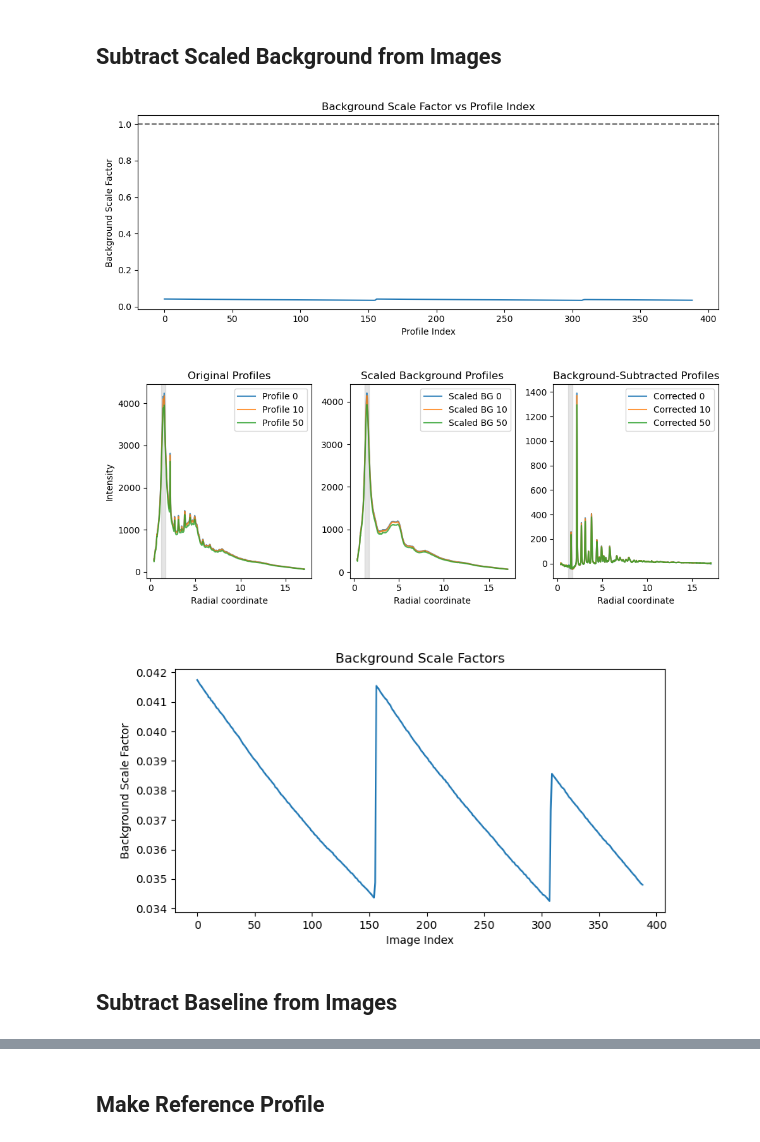
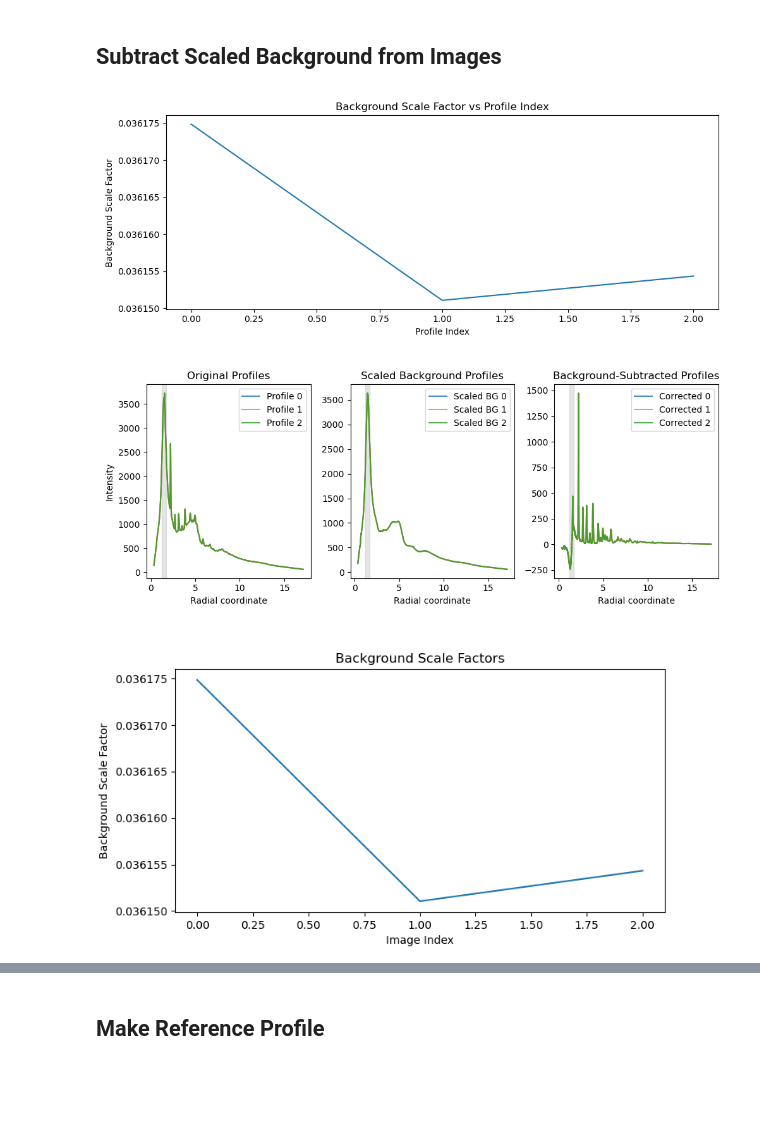
Before and after one commit to lheald2/trxrd, a Jupyter notebook: Fast_Analysis.ipynb, the cells around one changed output, grey strips where cells are left out. Drawn from its saved outputs; the diff is of its cells as text; code cells hidden in the pictures; blank space fills up the shorter version.

```diff
--- a/Fast_Analysis.ipynb
+++ b/Fast_Analysis.ipynb
@@ -124,11 +122,14 @@ Overwriting globals.py
 data_path = DATA_PATH
 
 # Check number of files in folder
-file_names = sorted(data_path.glob(f"{SCAN_NAME}*.tif"))
+file_names = sorted(data_path.glob(f"{SCAN_NAME}-*.tif"))
 print(f"{len(file_names)} TIFF files found in {data_path}.")
 
 # Detector mask file
 mask_file = MASK_FILE
 print(f"Using mask file: {mask_file}")
+
+sample_files = sorted(DATA_PATH.glob(f"{SCAN_NAME}-*.tif"))
+sample_image = tf.imread(str(sample_files[0]))
 # %% [output]
 884 TIFF files found in \\s7data\beams46\7IDC\Cotts\2025_11Exp\BTO400_S3.
@@ -135,0 +139,10 @@ Using mask file: C:\Users\lheald\Box\TRXRDPython\testdata\mask_2021_dec.tif
+# %%
+combined_mask = trxrd.build_combined_mask(
+    sample_image.shape,
+    center_xy = (MASK_CENTER_X, MASK_CENTER_Y),
+    radius = MASK_RADIUS,
+    detector_mask=None,
+    mask_path=MASK_FILE,
+    plot=True,
+    example_image=sample_image,
+)
@@ -195,11 +204,0 @@ dict_keys(['images', 'std_images', 'delay', 'counts_per_delay', 'indices_by_dela
-# %%
-image_shape = data_dict["images"].shape[1:]   # (rows, cols)
-
-combined_mask = trxrd.build_combined_mask(
-    image_shape=image_shape,
-    center_xy=(MASK_CENTER_X, MASK_CENTER_Y),
-    radius=MASK_RADIUS,
-    mask_path=MASK_FILE,
-)
-
-print("Combined mask shape:", combined_mask.shape)
@@ -303,0 +205,10 @@ profiles shape: (3, 5000)
+# %%
+delay_avg_result = trxrd.average_profiles_by_delay(
+    profiles,
+    delays,
+    verbose=True,
+    return_dict=True,
+)
+
+mean_profiles = delay_avg_result["mean_profiles"]
+unique_delays = delay_avg_result["unique_delays"]*1e9
@@ -374,30 +328,28 @@ Done integrating.
 # %%
 bgsub_result = trxrd.subtract_scaled_background_profile(
     radial=q,
-    profiles=profiles,
+    profiles=mean_profiles,
     background_profile=background_profile,
     norm_range=(1.2, 1.7),   # example region; adjust as needed
     mode="mean",
     scale_method="ratio",
     plot=True,
     plot_scale_factors=True,
-    plot_indices=[0, 10, 50],
+    plot_indices=[0, 1, 2],
     return_dict=True,
 )
 
 profiles_bgsub = bgsub_result["corrected_profiles"]
 baselines = bgsub_result["scaled_background_profiles"]
 
 # Inspect Scaling Factors
 plt.figure(figsize=(8, 4))
 plt.plot(bgsub_result["scale_factors"])
 plt.xlabel("Image Index")
 plt.ylabel("Background Scale Factor")
 plt.title("Background Scale Factors")
 plt.show()
 # %% [output]
-[figure, old version]
+[figure, new version]
-[figure, old version]
+[figure, new version]
-[figure, old version]
+[figure, new version]
-# %% [markdown]
-## Subtract Baseline from Images
```
Also changed, not shown: parts of 54 cells of this notebook, 9 other files.
